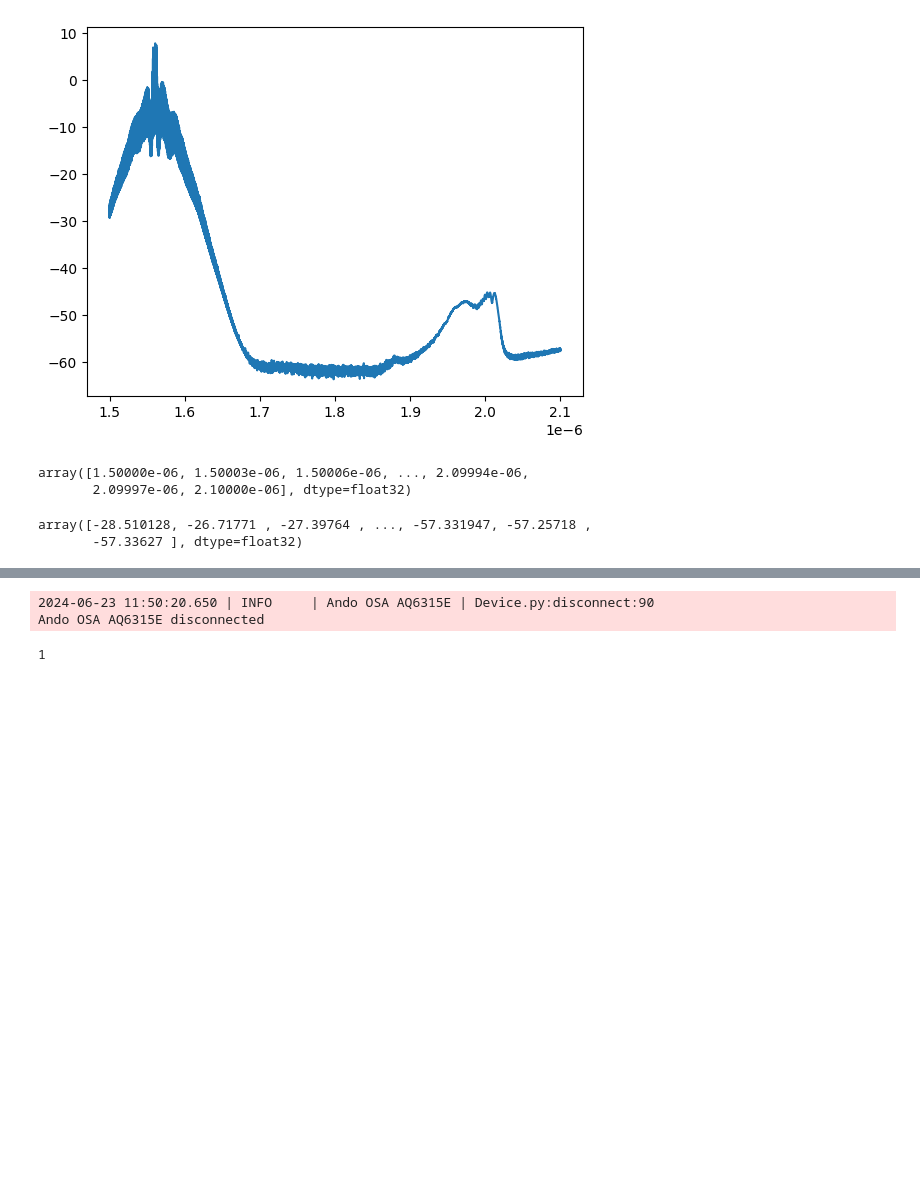
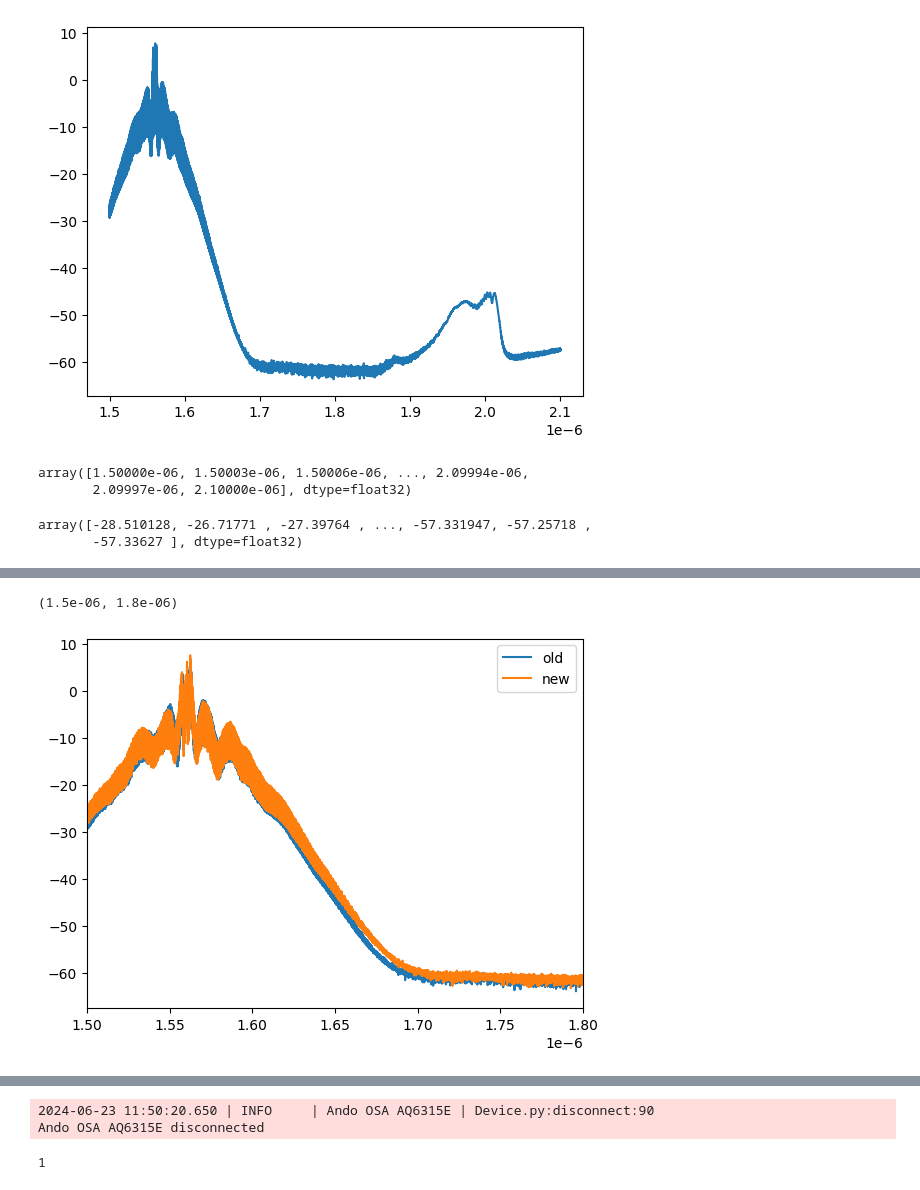
Before and after one commit to kester2015/KeckLFC-deploy, a Jupyter notebook: Notebooks/new_laptop_test.ipynb, the cells around one changed output, grey strips where cells are left out. Saved outputs shown, nothing was run; the diff lists cells and outputs as text; code cells hidden in the pictures; blank space fills up the shorter version.

```diff
--- a/Notebooks/new_laptop_test.ipynb
+++ b/Notebooks/new_laptop_test.ipynb
@@ -696,0 +779,5 @@ KeyboardInterrupt:
+# %%
+x_old=bb['x']
+y_old=bb['y']
+x_new=aa['x']
+y_new=aa['y']
@@ -697 +786,11 @@ KeyboardInterrupt:
+# %%
+st=1.5
+sp=1.8
+plt.plot(x_old,y_old)
+plt.plot(x_new,y_new)
+plt.legend(['old','new'])
+plt.xlim(st*1e-6,sp*1e-6)
+# %% [output]
+(1.5e-06, 1.8e-06)
+[figure, added]
 # %%
```
Also changed, not shown: parts of 28 cells of this notebook, 7 other files.
